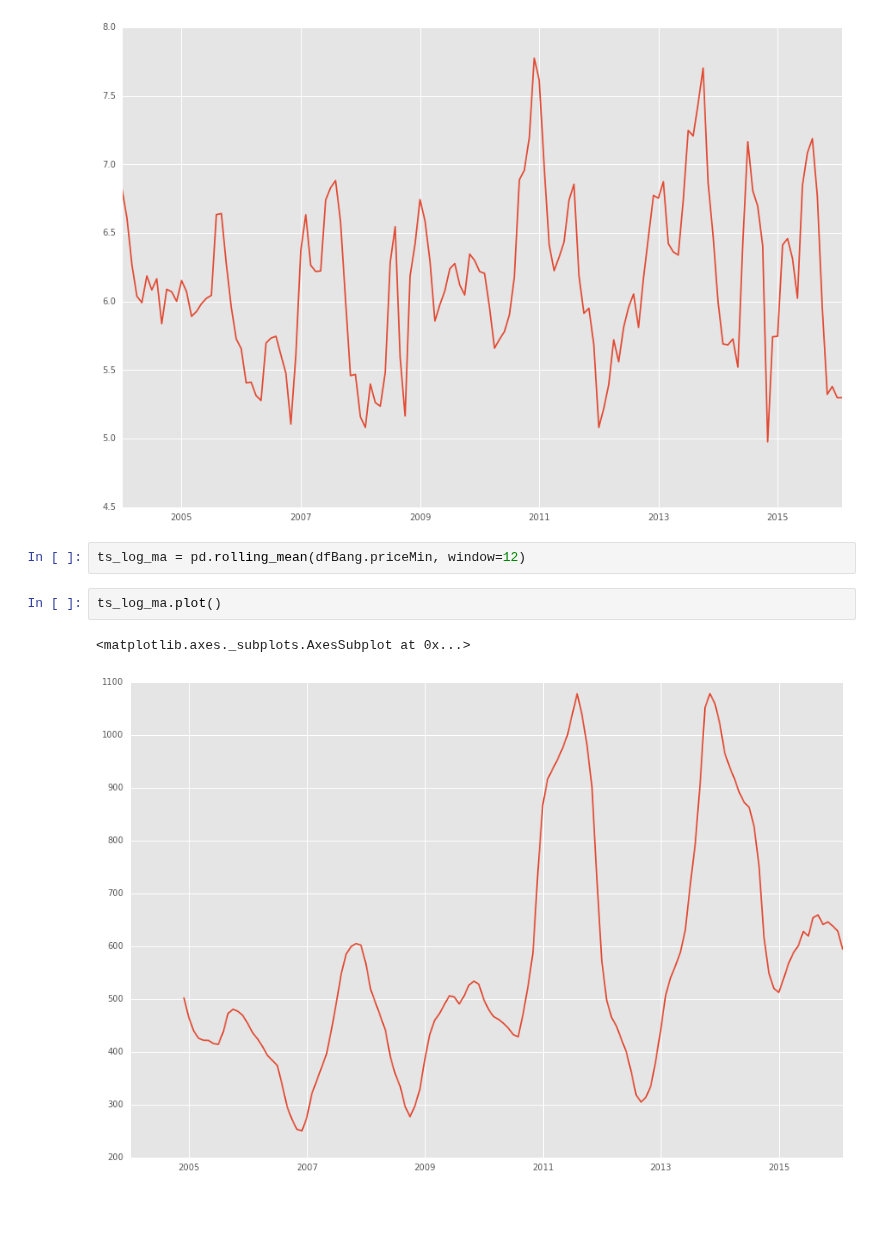
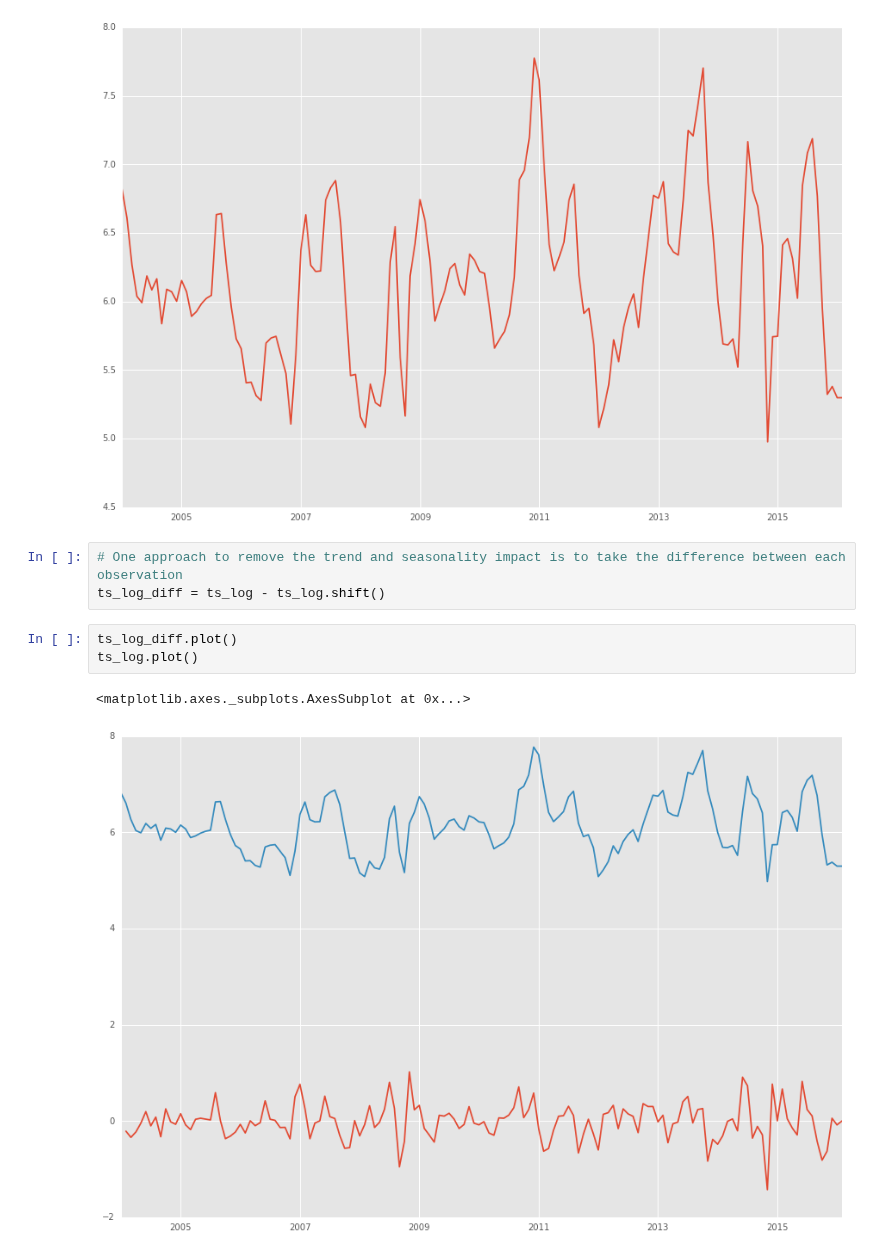
Before and after one commit to ababook/intro-python-data-science, a Jupyter notebook: onion/5-Model.ipynb, the cells around one changed output. Saved outputs shown, nothing was run; the diff lists cells and outputs as text; blank space fills up the shorter version.

```diff
--- a/onion/5-Model.ipynb
+++ b/onion/5-Model.ipynb
@@ -179,10 +200,12 @@ ts_log.plot()
 # %% [output]
 <matplotlib.axes._subplots.AxesSubplot at 0x...>
 [figure]
-# %%
-ts_log_ma = pd.rolling_mean(dfBang.priceMin, window=12)
-# %%
-ts_log_ma.plot()
-# %% [output]
-<matplotlib.axes._subplots.AxesSubplot at 0x...>
-[figure, removed]
+# %%
+# One approach to remove the trend and seasonality impact is to take the difference between each observation
+ts_log_diff = ts_log - ts_log.shift()
+# %%
+ts_log_diff.plot()
+ts_log.plot()
+# %% [output]
+<matplotlib.axes._subplots.AxesSubplot at 0x...>
+[figure, added]
```
Also changed, not shown: parts of 20 cells of this notebook, 9 other files.
